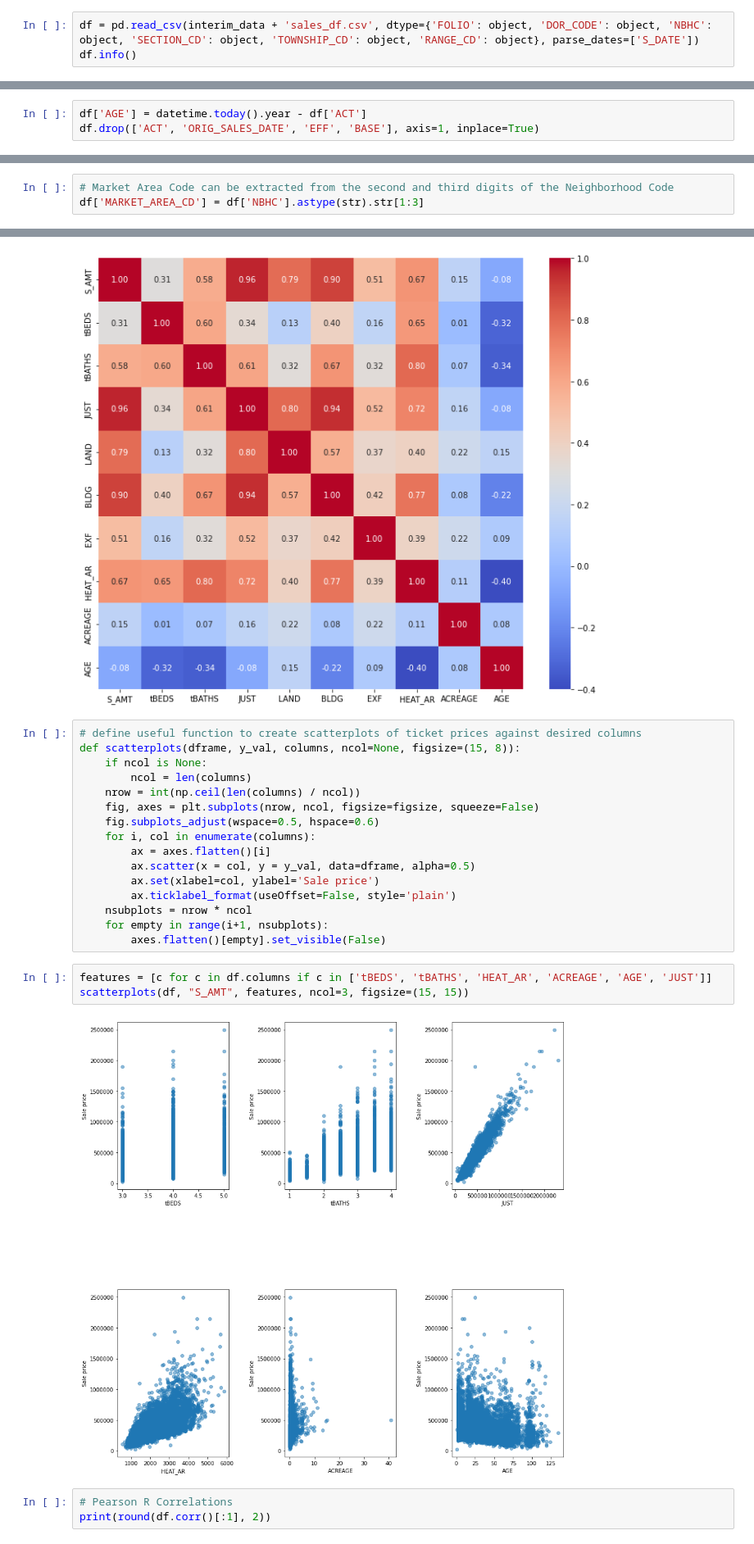
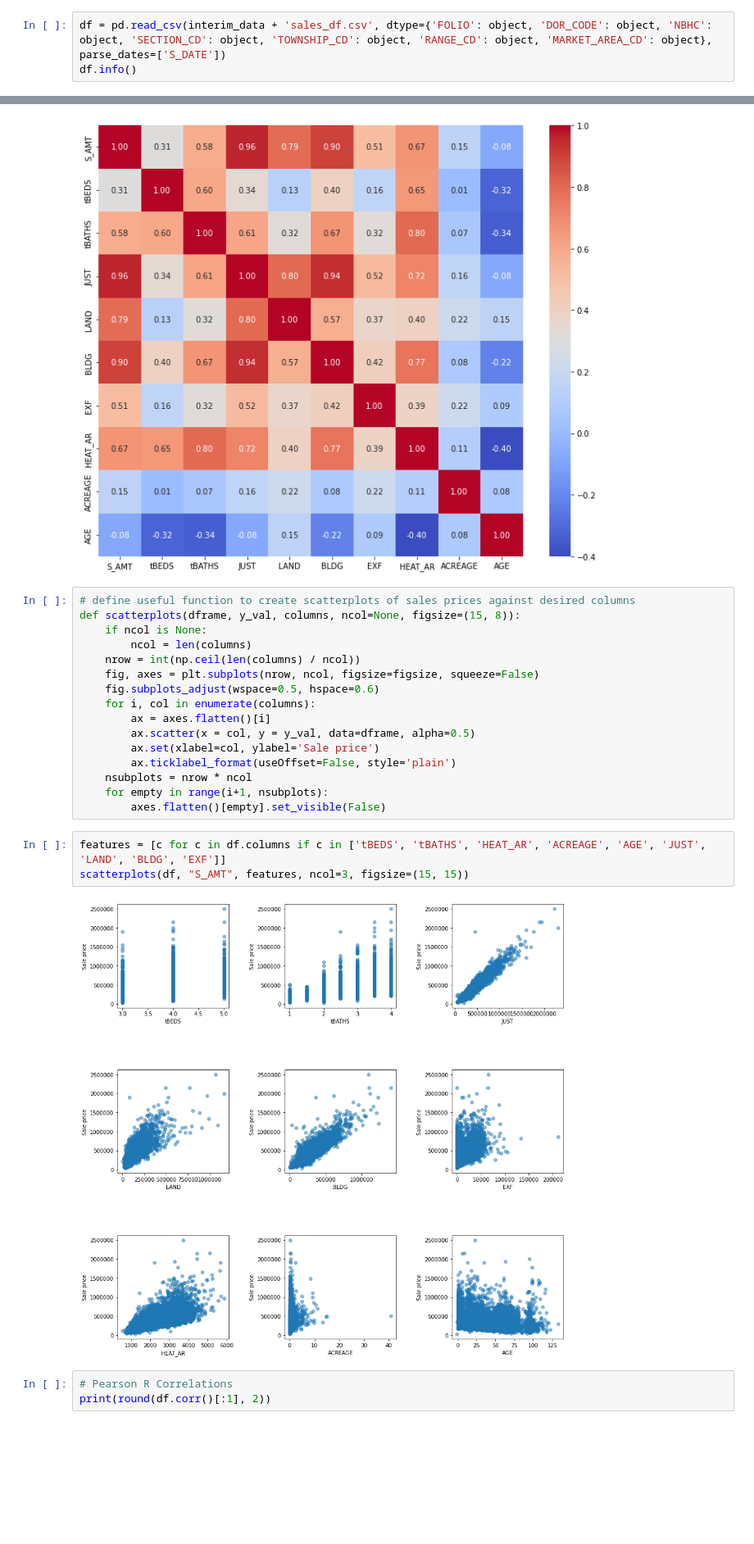
Before and after one commit to mkars01/real-estate-invest-recommender, a Jupyter notebook: notebooks/03_Exploratory_Data_Analysis.ipynb, the cells around one changed output, grey strips where cells are left out. Shown at 82% size. Drawn from its saved outputs; the diff is of its cells as text; blank space fills up the shorter version.

```diff
--- a/notebooks/03_Exploratory_Data_Analysis.ipynb
+++ b/notebooks/03_Exploratory_Data_Analysis.ipynb
@@ -29,7 +29,7 @@ report_figures = '../reports/figures/'
 # %% [markdown]
 # 2 Read Sales data into dataframe<a id='2'></a>
 # %%
-df = pd.read_csv(interim_data + 'sales_df.csv', dtype={'FOLIO': object, 'DOR_CODE': object, 'NBHC': object, 'SECTION_CD': object, 'TOWNSHIP_CD': object, 'RANGE_CD': object}, parse_dates=['S_DATE'])
+df = pd.read_csv(interim_data + 'sales_df.csv', dtype={'FOLIO': object, 'DOR_CODE': object, 'NBHC': object, 'SECTION_CD': object, 'TOWNSHIP_CD': object, 'RANGE_CD': object, 'MARKET_AREA_CD': object}, parse_dates=['S_DATE'])
 df.info()
 # %% [output]
 <class 'pandas.core.frame.DataFrame'>
@@ -252,6 +282,3 @@ The mean home age is 27 years old and the median value is 21.
-# %%
-df['AGE'] = datetime.today().year - df['ACT']
-df.drop(['ACT', 'ORIG_SALES_DATE', 'EFF', 'BASE'], axis=1, inplace=True)
 # %%
 plt.hist(df['AGE'])
 plt.xlabel('Age of Home')
@@ -324,9 +353,6 @@ Location is a very important factor when evaluating market value of homes.  Ther
 - LOT_NUM - 6 digit code for the Lot Numbers in Platted Subdivisions. For all unplatted land, the LOT# will carry a uniquely assigned number.
 # %% [markdown]
 **Market Area** is also defined by the County Property Appraiser for assessing values for tax purposes.  Each Market Area contains multiple Neighborhoods.  Each of the 29 Market Areas are represented by the bold, black division lines and large purple numbers in the grid map below.  The Neighborhoods are represented by the colored areas and have a unique 6 digit identifier.
-# %%
-# Market Area Code can be extracted from the second and third digits of the Neighborhood Code
-df['MARKET_AREA_CD'] = df['NBHC'].astype(str).str[1:3]
 # %% [markdown]
 ![image.png](attachment:image.png)
 # %% [markdown]
@@ -431,7 +455,7 @@ sns.heatmap(round(corr, 2), annot=True, fmt='.2f', cmap="coolwarm");
 # %% [output]
 [figure]
 # %%
-# define useful function to create scatterplots of ticket prices against desired columns
+# define useful function to create scatterplots of sales prices against desired columns
 def scatterplots(dframe, y_val, columns, ncol=None, figsize=(15, 8)):
     if ncol is None:
         ncol = len(columns)
@@ -447,10 +471,10 @@ def scatterplots(dframe, y_val, columns, ncol=None, figsize=(15, 8)):
     for empty in range(i+1, nsubplots):
         axes.flatten()[empty].set_visible(False)
 # %%
-features = [c for c in df.columns if c in ['tBEDS', 'tBATHS', 'HEAT_AR', 'ACREAGE', 'AGE', 'JUST']]
+features = [c for c in df.columns if c in ['tBEDS', 'tBATHS', 'HEAT_AR', 'ACREAGE', 'AGE', 'JUST', 'LAND', 'BLDG', 'EXF']]
 scatterplots(df, "S_AMT", features, ncol=3, figsize=(15, 15))
 # %% [output]
-[figure, old version]
+[figure, new version]
 # %%
 # Pearson R Correlations
 print(round(df.corr()[:1], 2))
```
Also changed, not shown: parts of 33 cells of this notebook, 4 other files.
